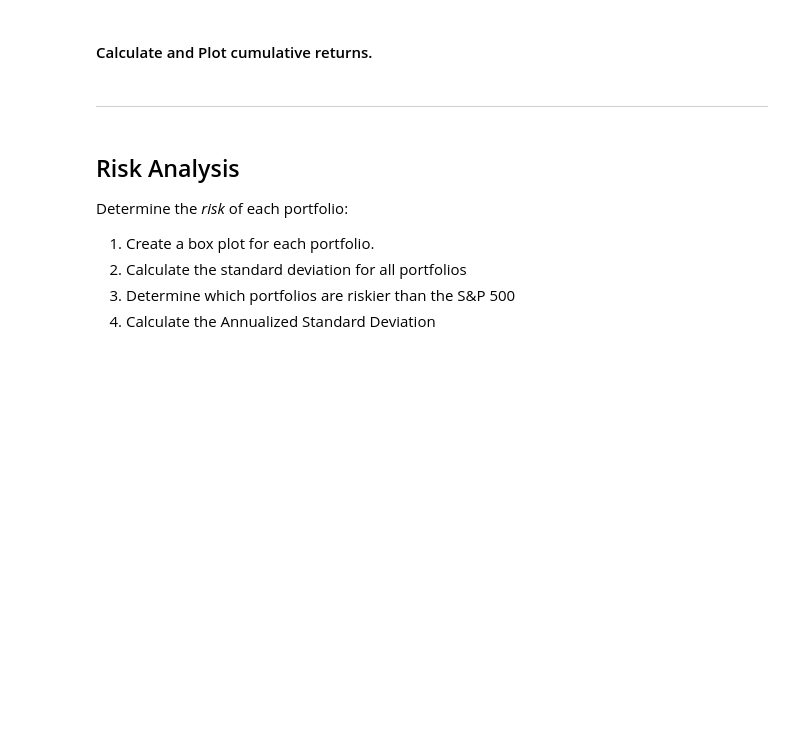
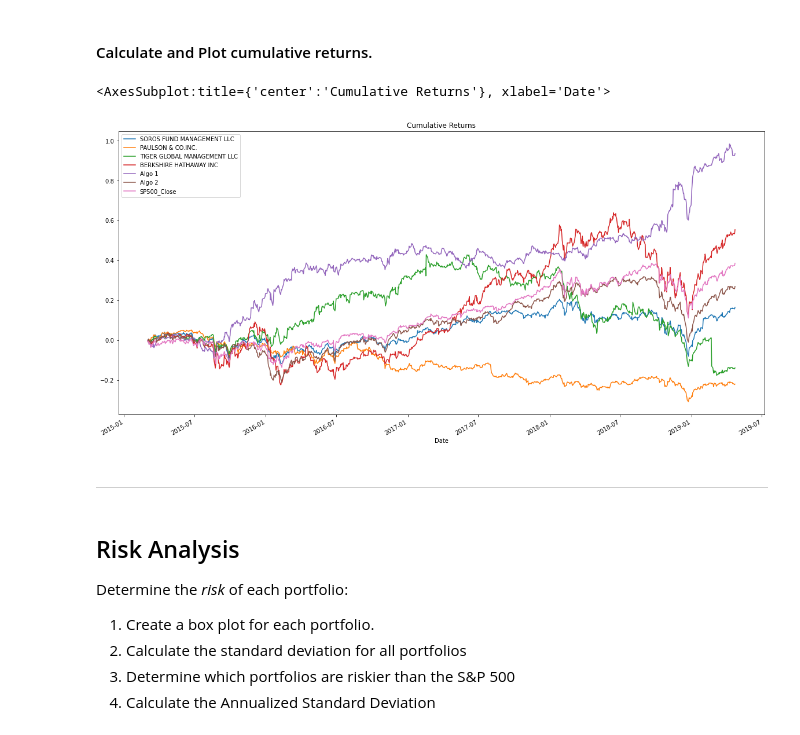
Before and after one commit to aquad789/HW3, a Jupyter notebook: whale_analysis_new.ipynb, the cells around one changed output. Saved outputs shown, nothing was run; the diff lists cells and outputs as text; code cells hidden in the pictures; blank space fills up the shorter version.

```diff
--- a/whale_analysis_new.ipynb
+++ b/whale_analysis_new.ipynb
@@ -33,9 +33,9 @@ Read the Whale Portfolio daily returns and clean the data
 # Reading whale returns
 
 # Set the file paths for the CSVs using the Path class from the pathlib library
-whale_returns_path = Path("Resources/whale_returns.csv")
-algo_returns_path = Path("Resources/algo_returns.csv")
-sp500_history_path = Path("Resources/sp500_history.csv")
+whale_returns_path = Path("whale_returns.csv")
+algo_returns_path = Path("algo_returns.csv")
+sp500_history_path = Path("sp500_history.csv")
 # %%
 # Read the daily closing prices of MSFT, set the `date` as a datetime index
 whale_returns = pd.read_csv(whale_returns_path, index_col='Date', infer_datetime_format=True, parse_dates=True)
@@ -131,9 +197,12 @@ combined_daily_returns.plot(title = "Daily Returns", figsize=(20,10))
 #### Calculate and Plot cumulative returns.
 # %%
 # Calculate cumulative returns of all portfolios
-combined_cum_return = (1+combined_returns).cumprod()-1
+combined_cum_return = (1+combined_daily_returns).cumprod()-1
 # Plot cumulative returns
 combined_cum_return.plot(title = "Cumulative Returns", figsize=(20,10))
+# %% [output]
+<AxesSubplot:title={'center':'Cumulative Returns'}, xlabel='Date'>
+[figure, added]
 # %% [markdown]
 ---
 # %% [markdown]
```
Also changed, not shown: parts of 32 cells of this notebook, 4 other files.
